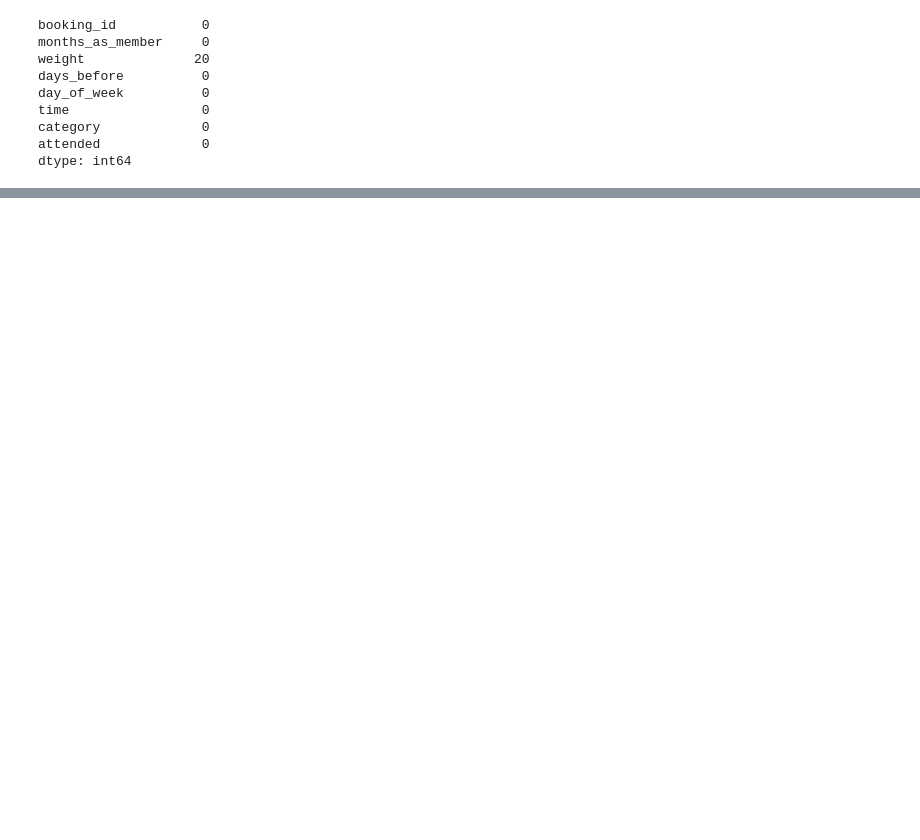
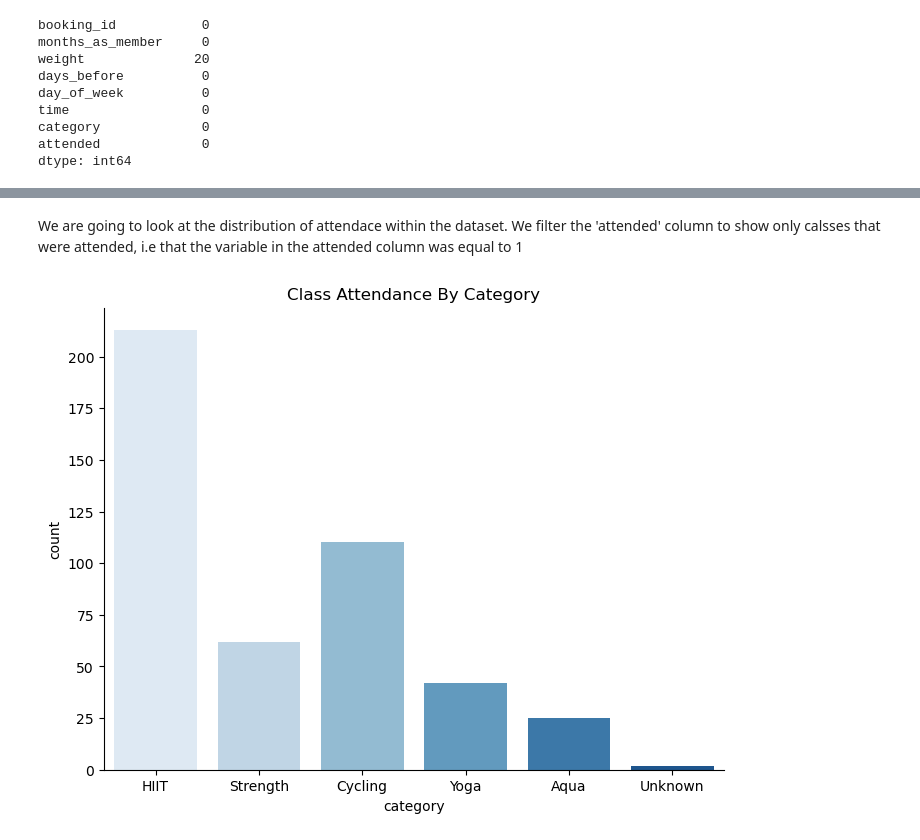
Before and after one commit to datatono/Google_Case-Study-1, a Jupyter notebook: goalzone-predicting-gym-attendance.ipynb, the cells around one changed output, grey strips where cells are left out. Saved outputs shown, nothing was run; the diff lists cells and outputs as text; code cells hidden in the pictures; blank space fills up the shorter version.

Commit message:
Kaggle Notebook | Goalzone: Predicting Gym Attendance | Version 2

```diff
--- a/goalzone-predicting-gym-attendance.ipynb
+++ b/goalzone-predicting-gym-attendance.ipynb
@@ -191,0 +213,9 @@ There are 20 missing values in teh weight column. To preserve data and use as ma
+# %%
+#Finding the overall mean of the weight column
+weight_mean = df['weight'].mean()
+
+#Imputing the mean to the missing values in the weight column
+df['weight'].fillna(weight_mean, inplace= True)
+
+#Looking for missing values in the weight column
+df.isnull().sum()
@@ -191,0 +286,14 @@ There are 20 missing values in teh weight column. To preserve data and use as ma
+# %% [markdown]
+We are going to look at the distribution of attendace within the dataset. We filter the 'attended' column to show only calsses that were attended, i.e that the variable in the attended column was equal to 1
+# %%
+#Filter the dataset
+attendance= df[df['attended'] == 1]
+
+#Create a countplot of class attendance by category
+plt.figure(figsize=(8,6))
+sns.countplot(data=attendance, x= 'category', palette= 'Blues')
+sns.despine()
+plt.title("Class Attendance By Category")
+plt.show()
+# %% [output]
+[figure, added]
```
Also changed, not shown: parts of 17 cells of this notebook.
